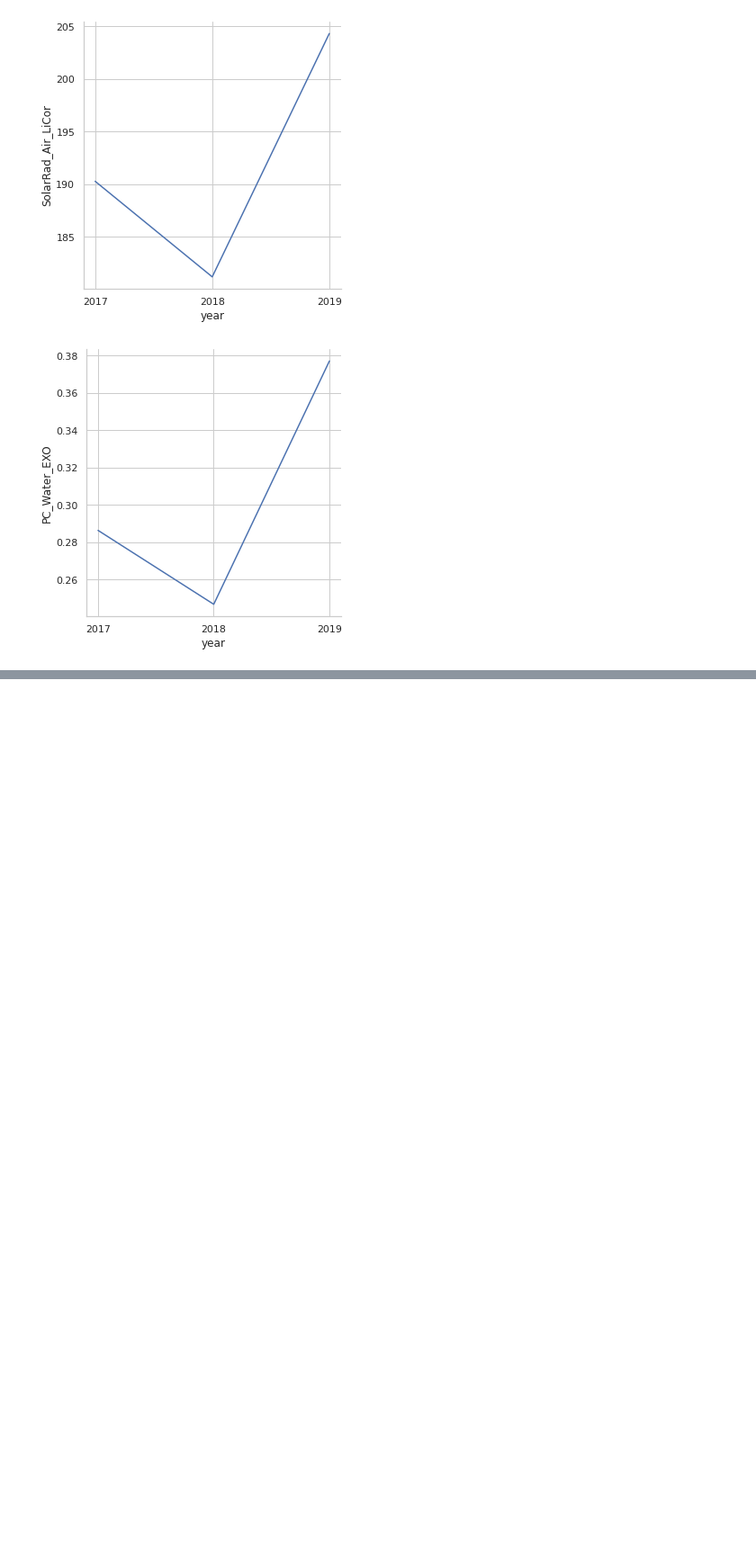
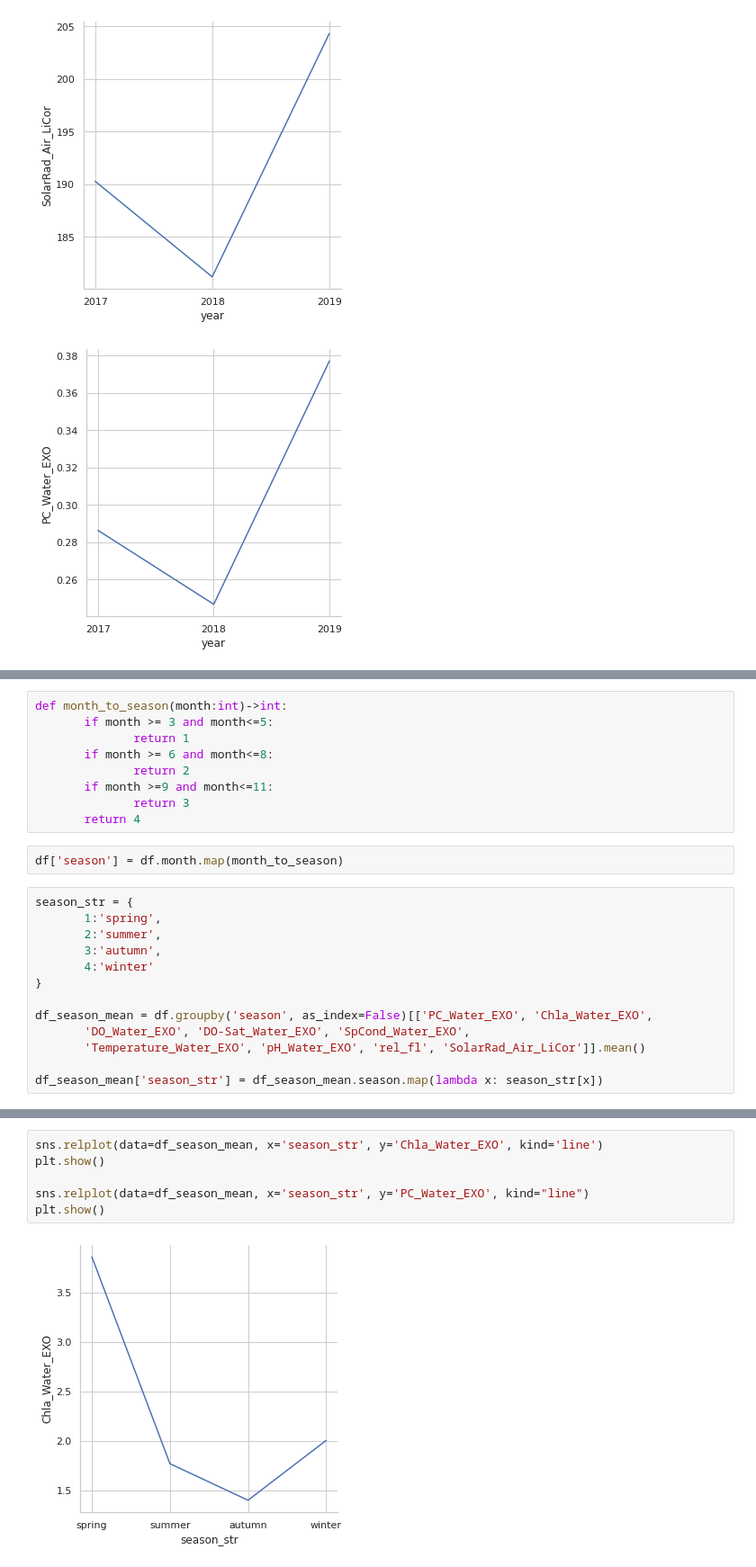
Before and after one commit to anirban-a/JeffersonProject, a Jupyter notebook: EDA/explore.ipynb, the cells around one changed output, grey strips where cells are left out. Shown at 90% size. Drawn from its saved outputs; the diff is of its cells as text; blank space fills up the shorter version.

Commit message:
added variable to track season

```diff
--- a/EDA/explore.ipynb
+++ b/EDA/explore.ipynb
@@ -188,0 +196,24 @@ plt.show()
+# %%
+def month_to_season(month:int)->int:
+       if month >= 3 and month<=5:
+              return 1
+       if month >= 6 and month<=8:
+              return 2
+       if month >=9 and month<=11:
+              return 3
+       return 4
+# %%
+df['season'] = df.month.map(month_to_season)
+# %%
+season_str = {
+       1:'spring',
+       2:'summer',
+       3:'autumn',
+       4:'winter'
+}
+
+df_season_mean = df.groupby('season', as_index=False)[['PC_Water_EXO', 'Chla_Water_EXO',
+       'DO_Water_EXO', 'DO-Sat_Water_EXO', 'SpCond_Water_EXO',
+       'Temperature_Water_EXO', 'pH_Water_EXO', 'rel_fl', 'SolarRad_Air_LiCor']].mean()
+
+df_season_mean['season_str'] = df_season_mean.season.map(lambda x: season_str[x])
@@ -188,0 +228,8 @@ plt.show()
+# %%
+sns.relplot(data=df_season_mean, x='season_str', y='Chla_Water_EXO', kind='line')
+plt.show()
+
+sns.relplot(data=df_season_mean, x='season_str', y='PC_Water_EXO', kind="line")
+plt.show()
+# %% [output]
+[figure, added]
```
Also changed, not shown: parts of 3 cells of this notebook.
